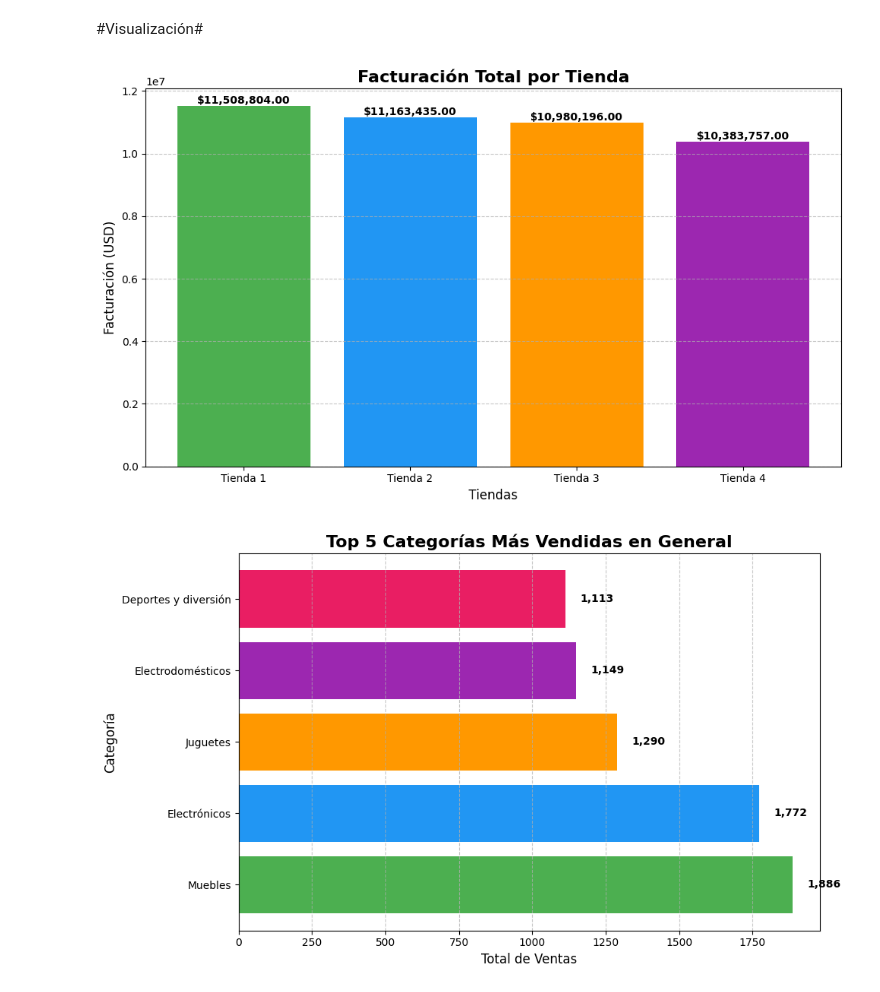
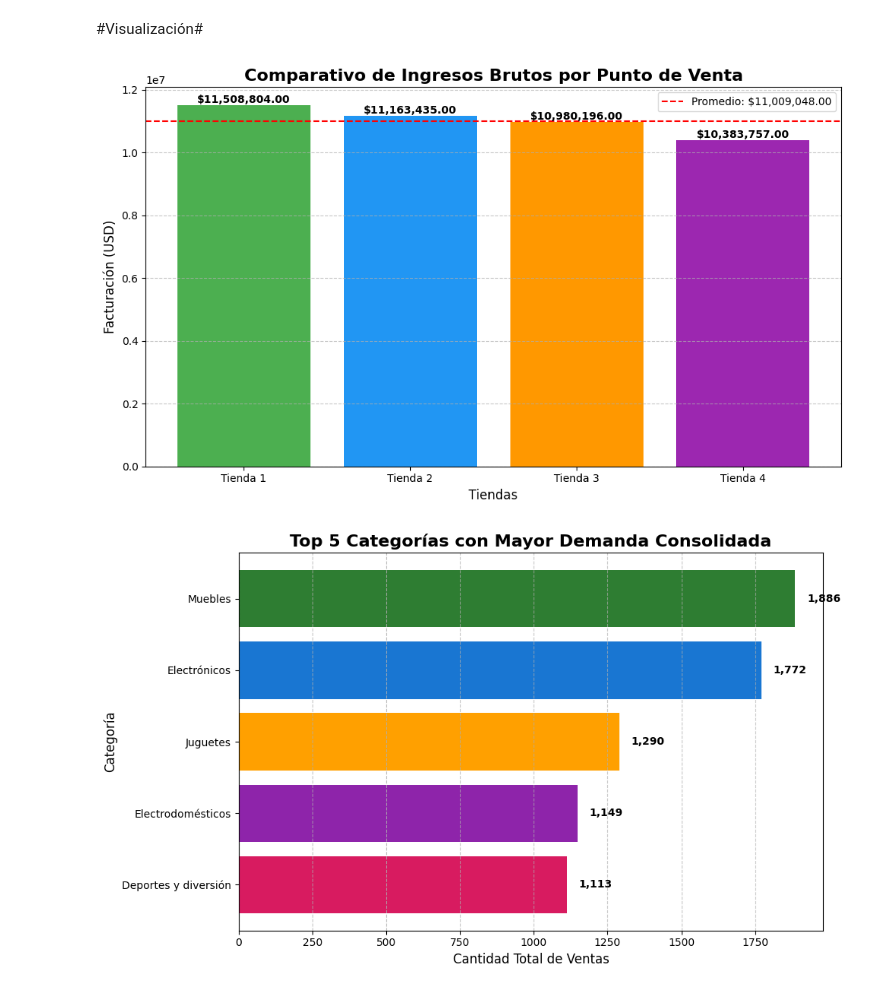
Before and after one commit to AlekJulM/Alura_Store, a Jupyter notebook: AluraStoreLatam.ipynb, the cells around one changed output. Cells and saved outputs as stored; diff of their text form; code cells hidden in the pictures.

```diff
--- a/AluraStoreLatam.ipynb
+++ b/AluraStoreLatam.ipynb
@@ -276,7 +285,9 @@ PROMEDIO DE COSTO DE ENVÍO POR TIENDA
 # %% [markdown]
 #Visualización#
 # %%
-# @title Ventas Totales por Tienda
+# @title Facturación Bruta por Punto de Venta
+
+import matplotlib.pyplot as plt
 
 facturaciones = [
     facturacion_total_tienda,
@@ -285,16 +296,23 @@ facturaciones = [
     facturacion_total_tienda4
 ]
 nombres_tiendas = list(tiendas.keys())
+colores = ['#4CAF50', '#2196F3', '#FF9800', '#9C27B0']
 
 plt.figure(figsize=(10, 6))
-barras = plt.bar(nombres_tiendas, facturaciones, color=['#4CAF50', '#2196F3', '#FF9800', '#9C27B0'])
+barras = plt.bar(nombres_tiendas, facturaciones, color=colores)
 
-plt.title('Facturación Total por Tienda', fontsize=16, fontweight='bold')
+# Título más ejecutivo
+plt.title('Comparativo de Ingresos Brutos por Punto de Venta', fontsize=16, fontweight='bold')
 plt.ylabel('Facturación (USD)', fontsize=12)
 plt.xlabel('Tiendas', fontsize=12)
 plt.grid(axis='y', linestyle='--', alpha=0.7)
 
+# Línea del promedio
+promedio_facturacion = sum(facturaciones) / len(facturaciones)
+plt.axhline(promedio_facturacion, color='red', linestyle='--', linewidth=1.5, label=f'Promedio: ${promedio_facturacion:,.2f}')
+plt.legend()
 
+# Etiquetas de cada barra
 for barra in barras:
     altura = barra.get_height()
     plt.text(barra.get_x() + barra.get_width()/2, altura + 100, f"${altura:,.2f}",
@@ -303,47 +321,53 @@ for barra in barras:
 plt.tight_layout()
 plt.show()
 # %% [output]
-[figure, old version]
+[figure, new version]
 # %%
-#@title Categorias mas vendidas
+# @title Análisis de las Categorías Más Relevantes por Volumen de Venta
+
+import matplotlib.pyplot as plt
+
 ventas_combinadas = pd.concat([tienda, tienda2, tienda3, tienda4])
 
 ventas_por_categoria = (
     ventas_combinadas.groupby("Categoría del Producto")
     .size()
     .reset_index(name="Total Ventas")
     .sort_values(by="Total Ventas", ascending=False)
 )
 
 top5_categorias = ventas_por_categoria.head(5)
 
 plt.figure(figsize=(10, 6))
+colors = ['#2E7D32', '#1976D2', '#FFA000', '#8E24AA', '#D81B60']
 barras = plt.barh(
     top5_categorias["Categoría del Producto"],
     top5_categorias["Total Ventas"],
-    color=['#4CAF50', '#2196F3', '#FF9800', '#9C27B0', '#E91E63']
+    color=colors
 )
 
-plt.title("Top 5 Categorías Más Vendidas en General", fontsize=16, fontweight='bold')
-plt.xlabel("Total de Ventas", fontsize=12)
+plt.title("Top 5 Categorías con Mayor Demanda Consolidada", fontsize=16, fontweight='bold')
+plt.xlabel("Cantidad Total de Ventas", fontsize=12)
 plt.ylabel("Categoría", fontsize=12)
+plt.gca().invert_yaxis()  # Para mostrar la más vendida arriba
 plt.grid(axis='x', linestyle='--', alpha=0.7)
 
+# Etiquetas con formato profesional
 for barra in barras:
     ancho = barra.get_width()
     plt.text(
-        ancho + 50,
+        ancho + 40,
         barra.get_y() + barra.get_height() / 2,
-        f"{ancho:,.0f}",
+        f"{int(ancho):,}",
         va='center',
         fontsize=10,
         fontweight='bold'
     )
 
 plt.tight_layout()
 plt.show()
 # %% [output]
-[figure, old version]
+[figure, new version]
 # %%
 #@title Costo promedio de envio por tienda
 
```
Also changed, not shown: parts of 4 cells of this notebook.
